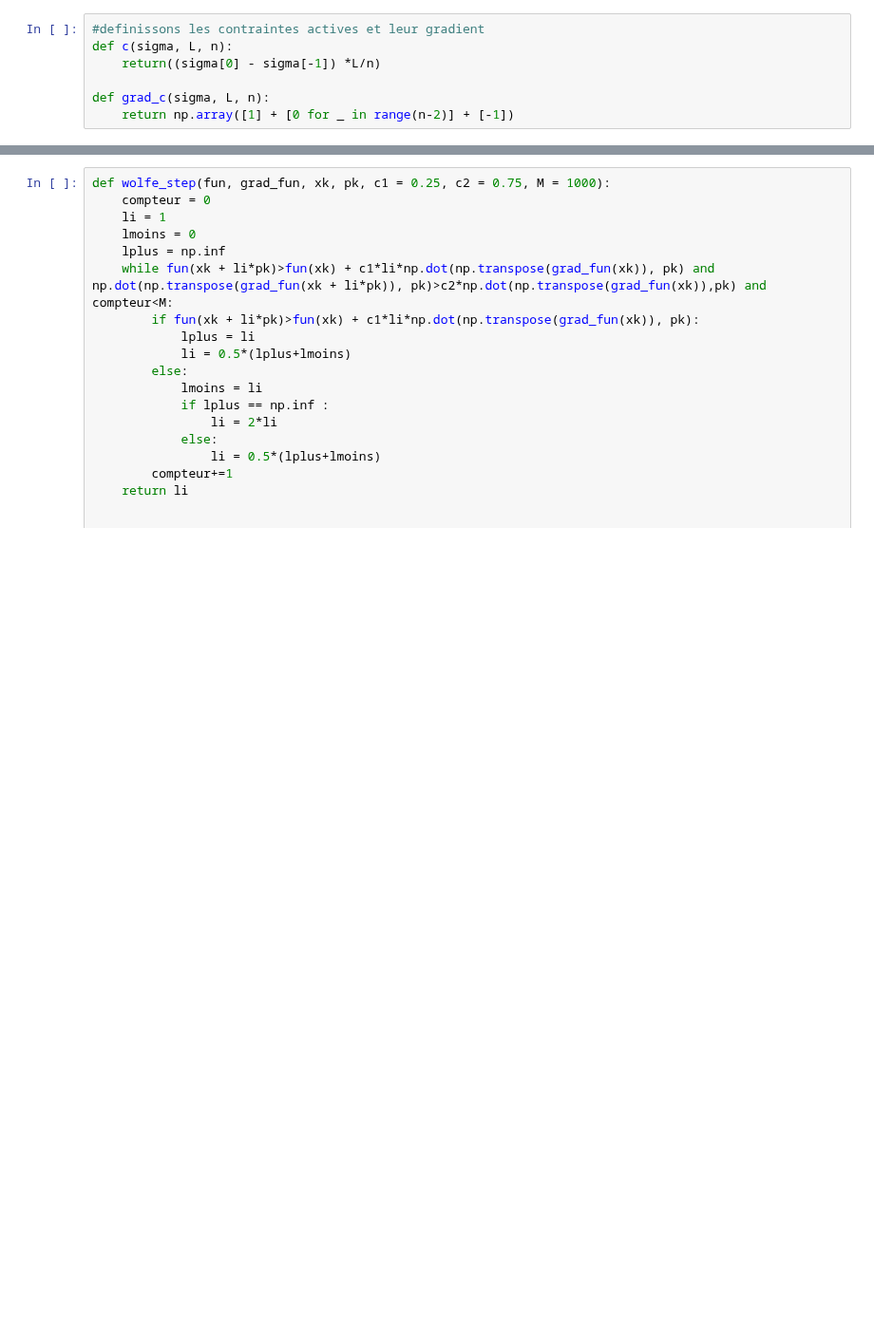
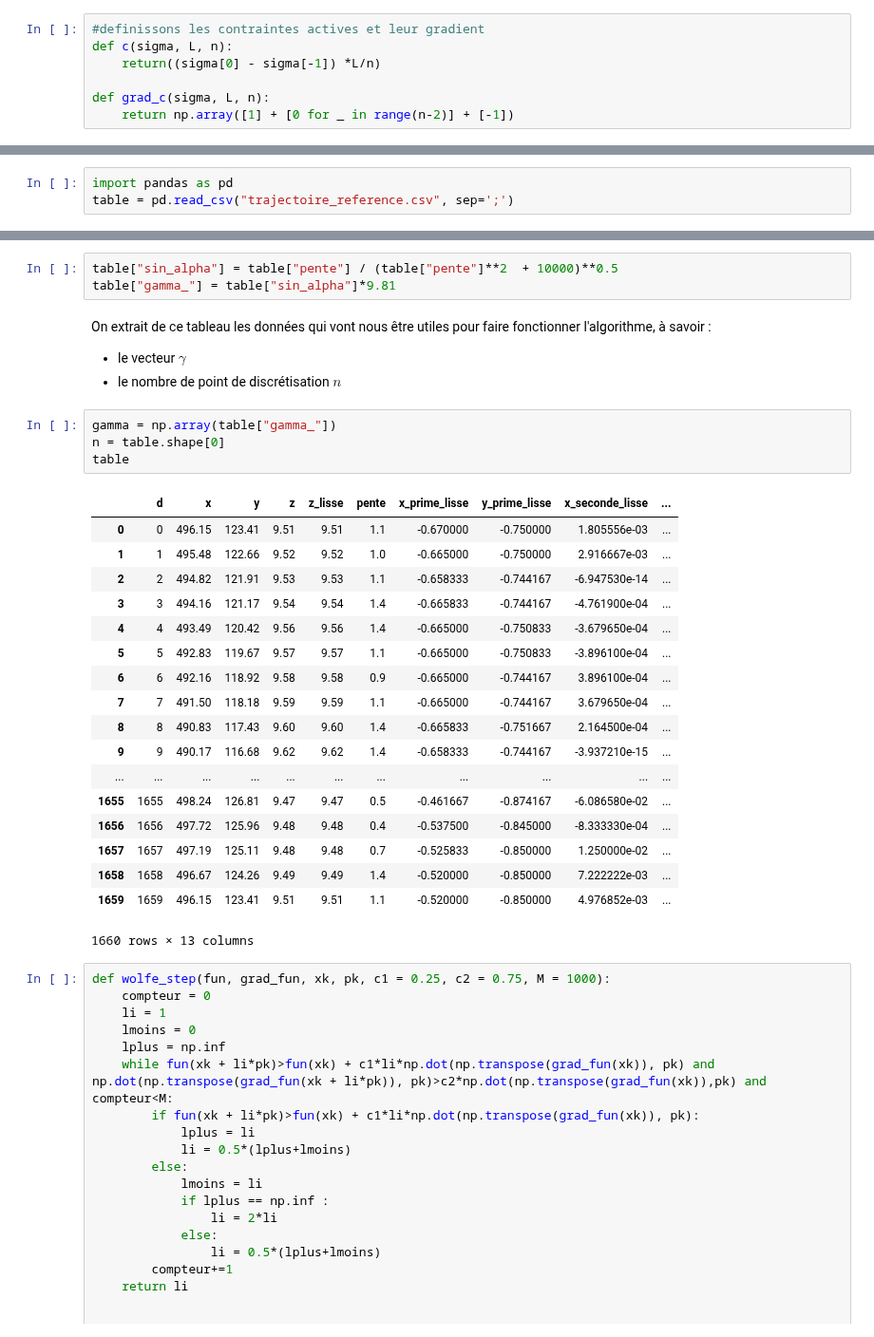
Before and after one commit to SandraClodion/projet-optim, a Jupyter notebook: Projet-optim.ipynb, the cells around one changed output, grey strips where cells are left out. Shown at 95% size. Drawn from its saved outputs; the diff is of its cells as text; blank space fills up the shorter version.

Commit message:
Début extraction des données + code matrices

```diff
--- a/Projet-optim.ipynb
+++ b/Projet-optim.ipynb
@@ -533,0 +577,3 @@ np.sum(v[1:3])
+# %%
+import pandas as pd
+table = pd.read_csv("trajectoire_reference.csv", sep=';')
@@ -534,3 +584,33 @@ np.sum(v[1:3])
+# %%
+table["sin_alpha"] = table["pente"] / (table["pente"]**2  + 10000)**0.5
+table["gamma_"] = table["sin_alpha"]*9.81
+# %% [markdown]
+On extrait de ce tableau les données qui vont nous être utiles pour faire fonctionner l'algorithme, à savoir :
+  - le vecteur $\gamma$
+  - le nombre de point de discrétisation $n$
+# %%
+gamma = np.array(table["gamma_"])
+n = table.shape[0]
+table
+# %% [output]
+|  | d | x | y | z | z_lisse | pente | x_prime_lisse | y_prime_lisse | x_seconde_lisse | ... |
+| 0 | 0 | 496.15 | 123.41 | 9.51 | 9.51 | 1.1 | -0.670000 | -0.750000 | 1.805556e-03 | ... |
+| 1 | 1 | 495.48 | 122.66 | 9.52 | 9.52 | 1.0 | -0.665000 | -0.750000 | 2.916667e-03 | ... |
+| 2 | 2 | 494.82 | 121.91 | 9.53 | 9.53 | 1.1 | -0.658333 | -0.744167 | -6.947530e-14 | ... |
+| 3 | 3 | 494.16 | 121.17 | 9.54 | 9.54 | 1.4 | -0.665833 | -0.744167 | -4.761900e-04 | ... |
+| 4 | 4 | 493.49 | 120.42 | 9.56 | 9.56 | 1.4 | -0.665000 | -0.750833 | -3.679650e-04 | ... |
+| 5 | 5 | 492.83 | 119.67 | 9.57 | 9.57 | 1.1 | -0.665000 | -0.750833 | -3.896100e-04 | ... |
+| 6 | 6 | 492.16 | 118.92 | 9.58 | 9.58 | 0.9 | -0.665000 | -0.744167 | 3.896100e-04 | ... |
+| 7 | 7 | 491.50 | 118.18 | 9.59 | 9.59 | 1.1 | -0.665000 | -0.744167 | 3.679650e-04 | ... |
+| 8 | 8 | 490.83 | 117.43 | 9.60 | 9.60 | 1.4 | -0.665833 | -0.751667 | 2.164500e-04 | ... |
+| 9 | 9 | 490.17 | 116.68 | 9.62 | 9.62 | 1.4 | -0.658333 | -0.744167 | -3.937210e-15 | ... |
+| ... | ... | ... | ... | ... | ... | ... | ... | ... | ... | ... |
+| 1655 | 1655 | 498.24 | 126.81 | 9.47 | 9.47 | 0.5 | -0.461667 | -0.874167 | -6.086580e-02 | ... |
+| 1656 | 1656 | 497.72 | 125.96 | 9.48 | 9.48 | 0.4 | -0.537500 | -0.845000 | -8.333330e-04 | ... |
+| 1657 | 1657 | 497.19 | 125.11 | 9.48 | 9.48 | 0.7 | -0.525833 | -0.850000 | 1.250000e-02 | ... |
+| 1658 | 1658 | 496.67 | 124.26 | 9.49 | 9.49 | 1.4 | -0.520000 | -0.850000 | 7.222222e-03 | ... |
+| 1659 | 1659 | 496.15 | 123.41 | 9.51 | 9.51 | 1.1 | -0.520000 | -0.850000 | 4.976852e-03 | ... |
+1660 rows × 13 columns
 # %%
 def wolfe_step(fun, grad_fun, xk, pk, c1 = 0.25, c2 = 0.75, M = 1000):
     compteur = 0
```
Also changed, not shown: parts of 9 cells of this notebook, 1 other file.
